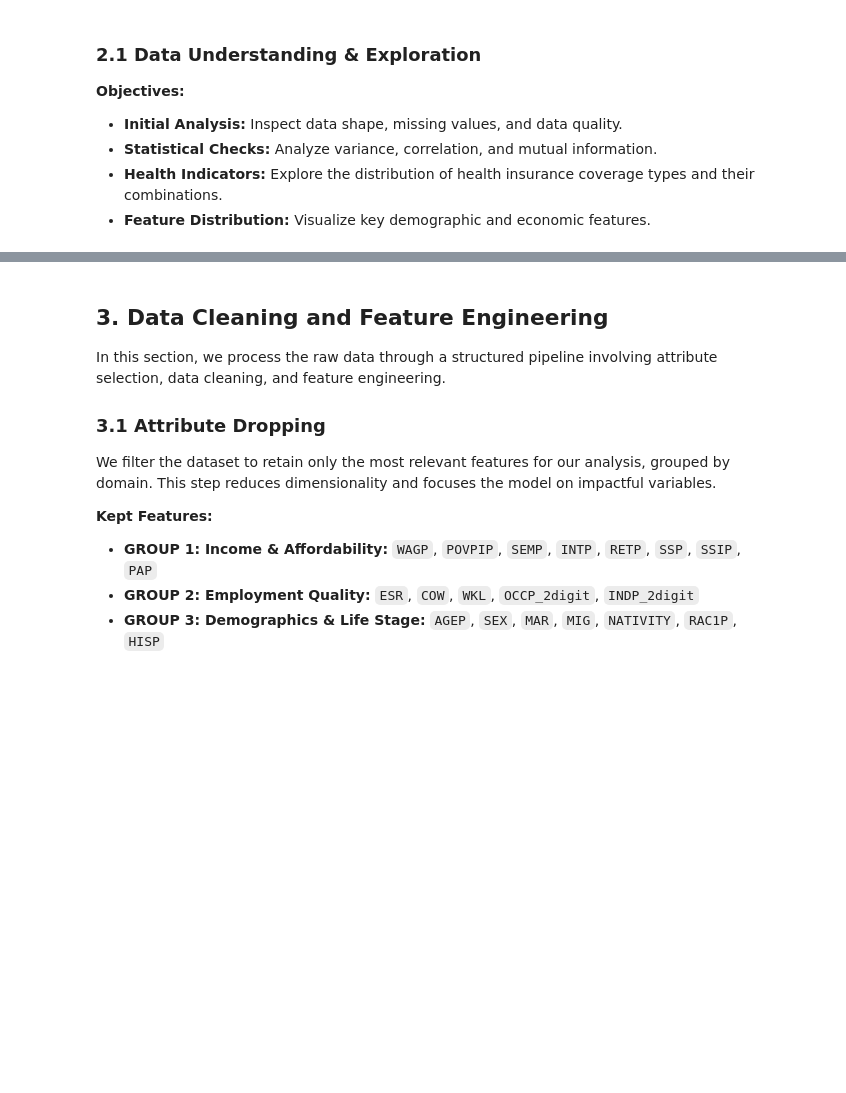
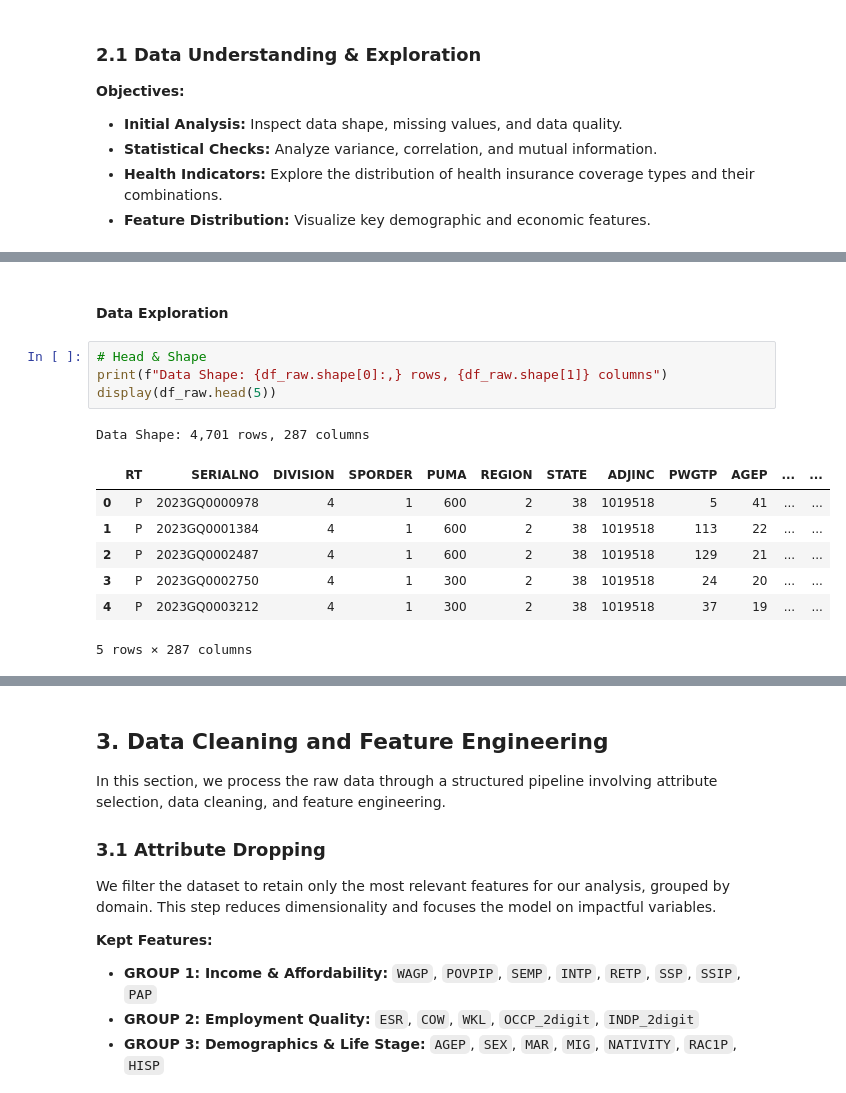
Before and after one commit to UnicornnGrg/AppliedMachineLearning, a Jupyter notebook: Project_Report.ipynb, the cells around one changed output, grey strips where cells are left out. Cells and saved outputs as stored; diff of their text form; blank space fills up the shorter version.

Commit message:
data understanding completed

```diff
--- a/Project_Report.ipynb
+++ b/Project_Report.ipynb
@@ -48,0 +54,15 @@ os.makedirs(OUTPUT_DIR, exist_ok=True)
+# %% [markdown]
+#### Data Exploration
+# %%
+# Head & Shape
+print(f"Data Shape: {df_raw.shape[0]:,} rows, {df_raw.shape[1]} columns")
+display(df_raw.head(5))
+# %% [output]
+Data Shape: 4,701 rows, 287 columns
+|  | RT | SERIALNO | DIVISION | SPORDER | PUMA | REGION | STATE | ADJINC | PWGTP | AGEP | ... | ... |
+| 0 | P | 2023GQ0000978 | 4 | 1 | 600 | 2 | 38 | 1019518 | 5 | 41 | ... | ... |
+| 1 | P | 2023GQ0001384 | 4 | 1 | 600 | 2 | 38 | 1019518 | 113 | 22 | ... | ... |
+| 2 | P | 2023GQ0002487 | 4 | 1 | 600 | 2 | 38 | 1019518 | 129 | 21 | ... | ... |
+| 3 | P | 2023GQ0002750 | 4 | 1 | 300 | 2 | 38 | 1019518 | 24 | 20 | ... | ... |
+| 4 | P | 2023GQ0003212 | 4 | 1 | 300 | 2 | 38 | 1019518 | 37 | 19 | ... | ... |
+5 rows × 287 columns
```
Also changed, not shown: parts of 8 cells of this notebook.
